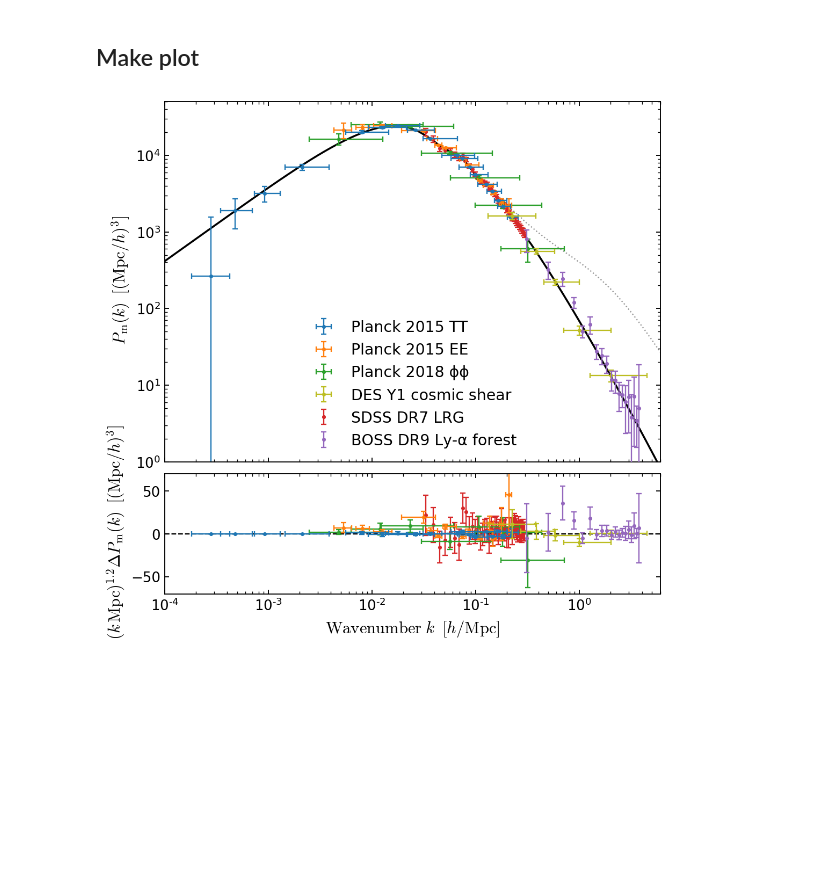
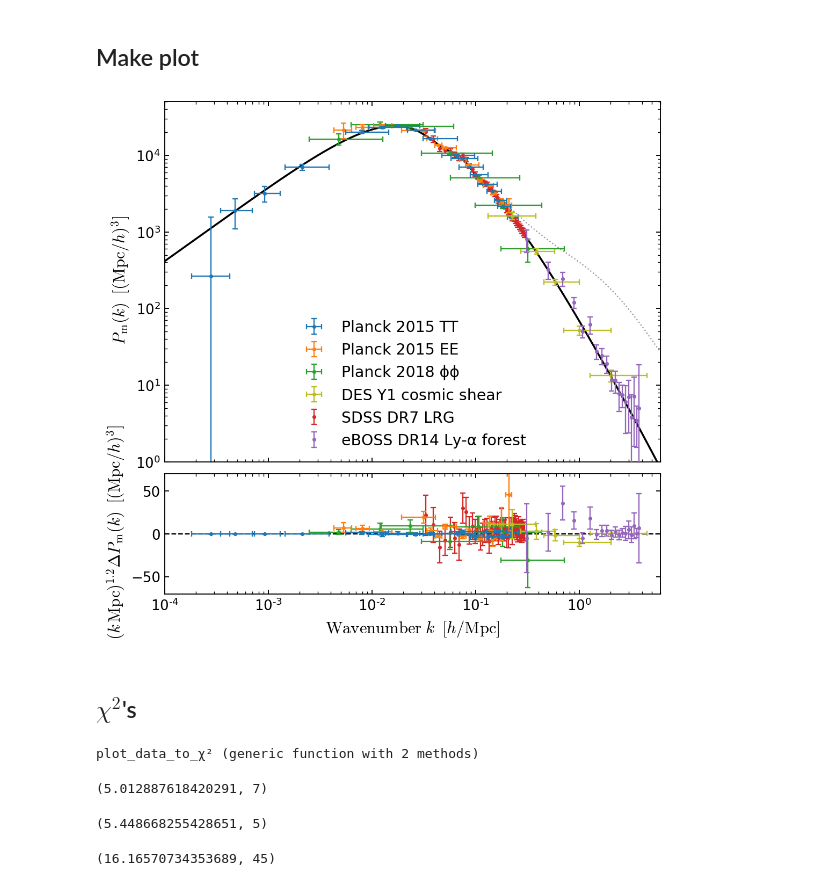
Before and after one commit to marius311/mpk_compilation, a Jupyter notebook: notebooks/mpk_compilation.ipynb, the cells around one changed output. Drawn from its saved outputs; the diff is of its cells as text; code cells hidden in the pictures; blank space fills up the shorter version.

Commit message:
add chi2, fix BOSS label

```diff
--- a/notebooks/mpk_compilation.ipynb
+++ b/notebooks/mpk_compilation.ipynb
@@ -568,7 +569,7 @@ errorbar(k_reid/h, α_reid .* d_reid_Pk, yerr=(α_reid .* σ_reid_Pk), label="SD
 
 
 # Lyman-alpha forest
-errorbar(k_lyaf/h, Pk_lyaf, yerr = σ_lyaf_Pk, label="BOSS DR9 Ly-α forest", zorder=4; ebar_kwargs...)
+errorbar(k_lyaf/h, Pk_lyaf, yerr = σ_lyaf_Pk, label="eBOSS DR14 Ly-α forest", zorder=4; ebar_kwargs...)
 
 
 
@@ -595,32 +596,54 @@ let k=k_CMB, ℓ=ℓ_CMB
     make_plot(get_plot_data(d_high_EE,   Σ_high_EE,   B_high[:,1:199], CℓEE, WkℓEE, k, ℓ, [fill(5,2); fill(10,5); fill(20,6); 19])...,            zorder=-2, residual=true, kpow=kpow)
     make_plot(get_plot_data(d_ϕϕ,        Σ_ϕϕ,        B_ϕϕ,            (@. Cℓϕϕ * (ℓ*(ℓ+1))^2/(2π)), Wkℓϕϕ, k, ℓ, [1,1,2,2,2,3,3])...,            zorder=-3, residual=true, kpow=kpow)
 end
 
 # DES
 make_plot(σξb ./ ξb_theory, kb_DES, (ξb_data ./ ξb_theory), label="DES Y1 cosmic shear", c="C8", residual=true, kpow=kpow)
 
 
 # Reid et al. 2010
 α_reid = 1 ./ Fnuis.(k_reid,x_nuis_reid...) .* (Pkz(k_reid,0)./Pk_halo(k_reid)) * h^3
 errorbar(k_reid/h, k_reid.^kpow .* (α_reid .* d_reid_Pk .- h^3*Pkz[k_reid,0]), yerr=k_reid.^kpow .* (α_reid .* σ_reid_Pk), label="SDSS DR7 LRG", zorder=-5; ebar_kwargs...)
 
 
 # Lyman-alpha forest
-errorbar(k_lyaf/h, k_lyaf.^kpow .* (Pk_lyaf .- h^3*Pkz[k_lyaf,0]), yerr = k_lyaf.^kpow .* σ_lyaf_Pk, label="BOSS DR9 Ly-α forest", zorder=4; ebar_kwargs...)
+errorbar(k_lyaf/h, k_lyaf.^kpow .* (Pk_lyaf .- h^3*Pkz[k_lyaf,0]), yerr = k_lyaf.^kpow .* σ_lyaf_Pk, label="eBOSS DR14 Ly-α forest", zorder=4; ebar_kwargs...)
 
 
 plot([1e-4, 6], [0,0], "k--", lw=1, zorder=-100)
 xscale("log")
 yscale("linear")
 
 xlim(1e-4,6)
 ylim(-70,70)
 
 ylabel(raw"$\; (k \, {\rm Mpc})^{1.2} \Delta P_{\rm m}(k) \;\; [({\rm Mpc}/h)^3] $")
 xlabel(raw"${\rm Wavenumber} \; k \;\; [h/{\rm Mpc}]$")
 
 
 savefig("mpk_compilation.pdf", bbox_inches="tight")
 savefig("mpk_compilation.png", bbox_inches="tight")
 # %% [output]
-[figure, old version]
+[figure, new version]
+# %% [markdown]
+## $\chi^2$'s
+# %%
+plot_data_to_χ²(dat) = (sum(@. (dat[3] - 1)^2 / (dat[1]^2)), length(dat[1]))
+# %% [output]
+plot_data_to_χ² (generic function with 2 methods)
+# %%
+let k=k_CMB, ℓ=ℓ_CMB
+    global χ²TT = plot_data_to_χ²(get_plot_data(d_planck_TT, Σ_planck_TT, B_planck_TT,     CℓTT, WkℓTT, k, ℓ, [[1, 3, 5, 20]; fill(5,2); fill(10,5); fill(20,7)]))
+    global χ²EE = plot_data_to_χ²(get_plot_data(d_high_EE,   Σ_high_EE,   B_high[:,1:199], CℓEE, WkℓEE, k, ℓ, [fill(5,2); fill(10,5); fill(20,6); 19]))
+    global χ²ϕϕ = plot_data_to_χ²(get_plot_data(d_ϕϕ,        Σ_ϕϕ,        B_ϕϕ,            (@. Cℓϕϕ * (ℓ*(ℓ+1))^2/(2π)), Wkℓϕϕ, k, ℓ, [1,1,2,2,2,3,3]))
+end
+# %% [output]
+(5.012887618420291, 7)
+# %%
+χ²DES = plot_data_to_χ²((σξb ./ ξb_theory, kb_DES, (ξb_data ./ ξb_theory)))
+# %% [output]
+(5.448668255428651, 5)
+# %%
+χ²LRG = (sum(@. (k_reid^kpow * (α_reid * d_reid_Pk - h^3*Pkz[k_reid,0]))^2 / (k_reid^kpow * (α_reid * σ_reid_Pk))^2), length(k_reid))
+# %% [output]
+(16.16570734353689, 45)
```
Also changed, not shown: parts of 6 cells of this notebook.
